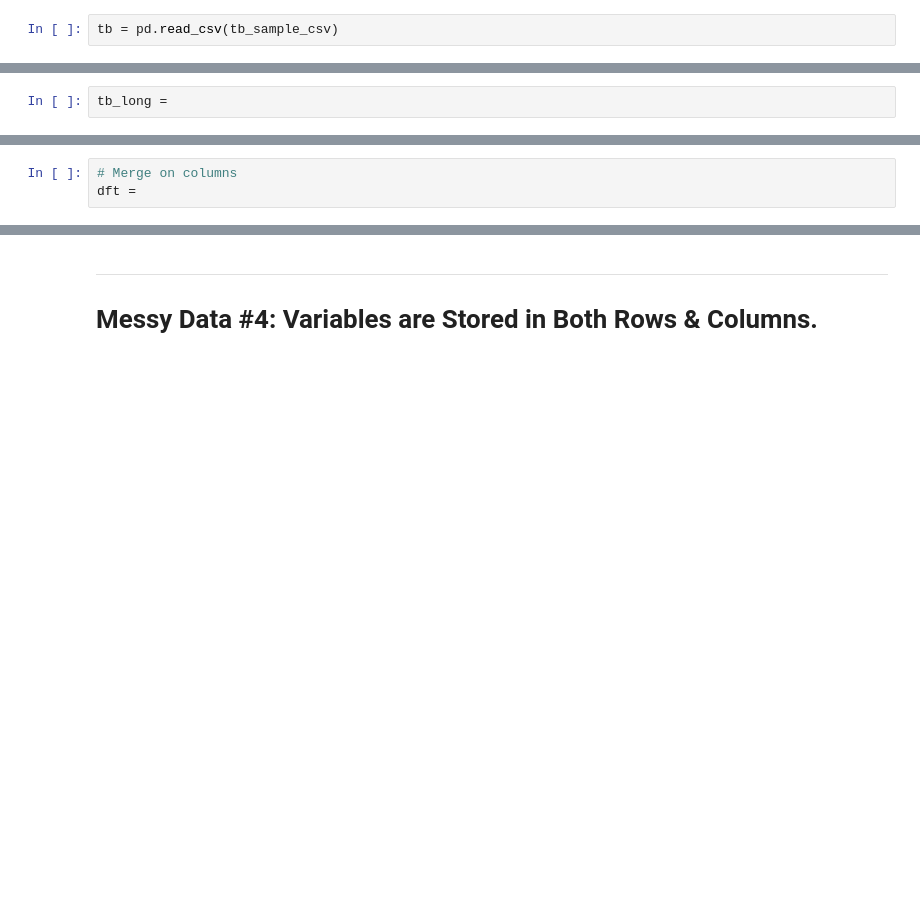
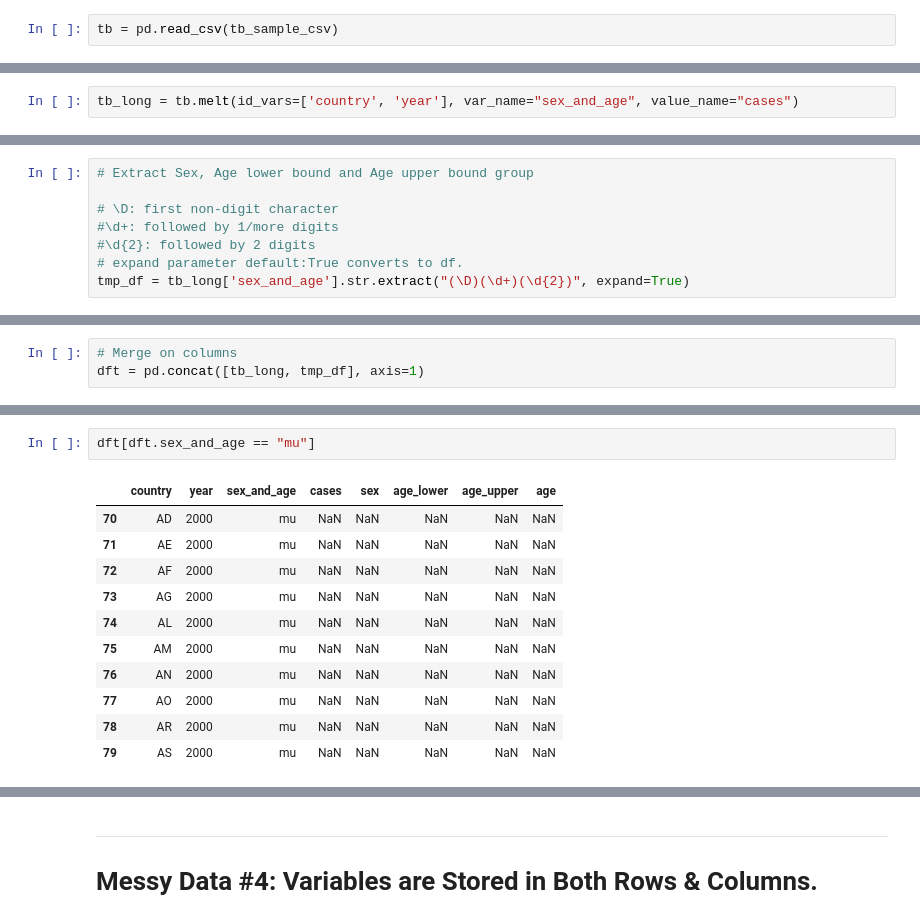
Before and after one commit to CodeupClassroom/pagel-time-series, a Jupyter notebook: tidy_data_lesson.ipynb, the cells around one changed output, grey strips where cells are left out. Drawn from its saved outputs; the diff is of its cells as text; blank space fills up the shorter version.

```diff
--- a/tidy_data_lesson.ipynb
+++ b/tidy_data_lesson.ipynb
@@ -197,4 +452,4 @@ tb.head()
 # %%
-tb_long =
+tb_long = tb.melt(id_vars=['country', 'year'], var_name="sex_and_age", value_name="cases")
 # %%
 tb_long
@@ -216,0 +474,8 @@ tmp_df
+# %%
+# Extract Sex, Age lower bound and Age upper bound group
+
+# \D: first non-digit character
+#\d+: followed by 1/more digits
+#\d{2}: followed by 2 digits
+# expand parameter default:True converts to df.
+tmp_df = tb_long['sex_and_age'].str.extract("(\D)(\d+)(\d{2})", expand=True)
@@ -217,5 +508,5 @@ tmp_df
 # %%
 # Merge on columns
-dft =
+dft = pd.concat([tb_long, tmp_df], axis=1)
 # %%
 dft.head()
@@ -222,3 +520,17 @@ dft.head()
+# %%
+dft[dft.sex_and_age == "mu"]
+# %% [output]
+|  | country | year | sex_and_age | cases | sex | age_lower | age_upper | age |
+| 70 | AD | 2000 | mu | NaN | NaN | NaN | NaN | NaN |
+| 71 | AE | 2000 | mu | NaN | NaN | NaN | NaN | NaN |
+| 72 | AF | 2000 | mu | NaN | NaN | NaN | NaN | NaN |
+| 73 | AG | 2000 | mu | NaN | NaN | NaN | NaN | NaN |
+| 74 | AL | 2000 | mu | NaN | NaN | NaN | NaN | NaN |
+| 75 | AM | 2000 | mu | NaN | NaN | NaN | NaN | NaN |
+| 76 | AN | 2000 | mu | NaN | NaN | NaN | NaN | NaN |
+| 77 | AO | 2000 | mu | NaN | NaN | NaN | NaN | NaN |
+| 78 | AR | 2000 | mu | NaN | NaN | NaN | NaN | NaN |
+| 79 | AS | 2000 | mu | NaN | NaN | NaN | NaN | NaN |
 # %%
 # Drop unnecessary columns and rows
 dft = dft.drop(['sex_and_age',"age_lower","age_upper"], axis=1)
```
Also changed, not shown: parts of 70 cells of this notebook.
